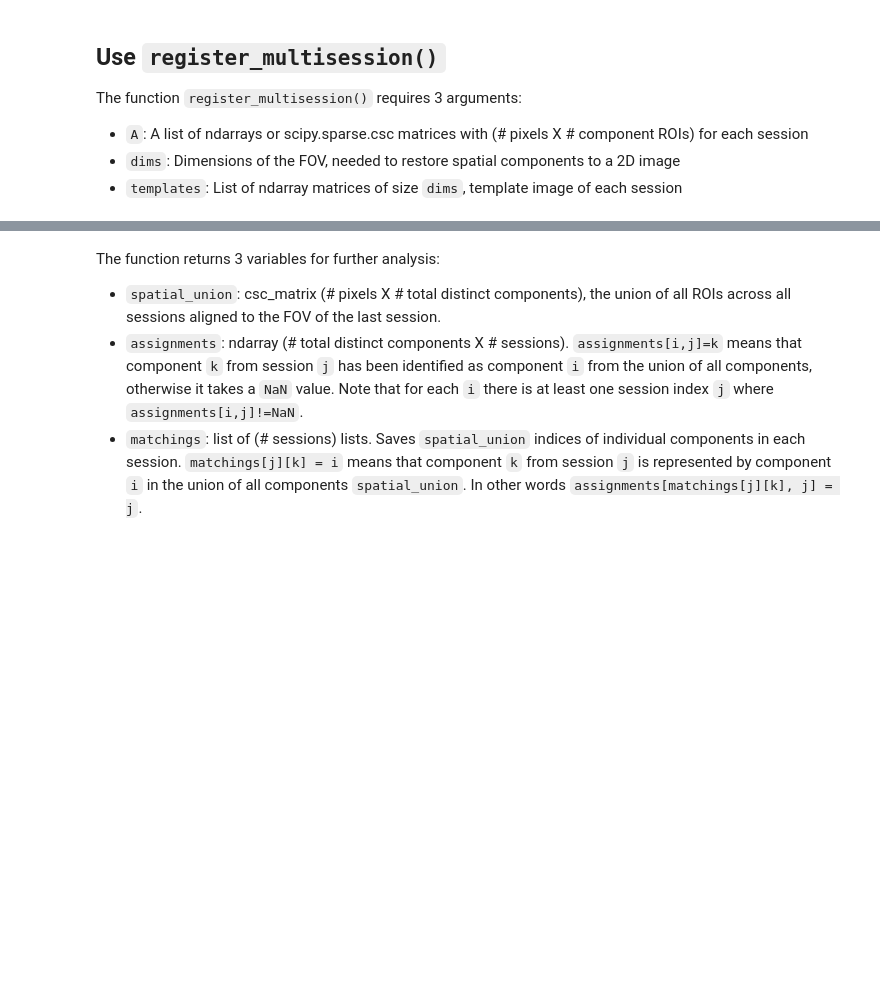
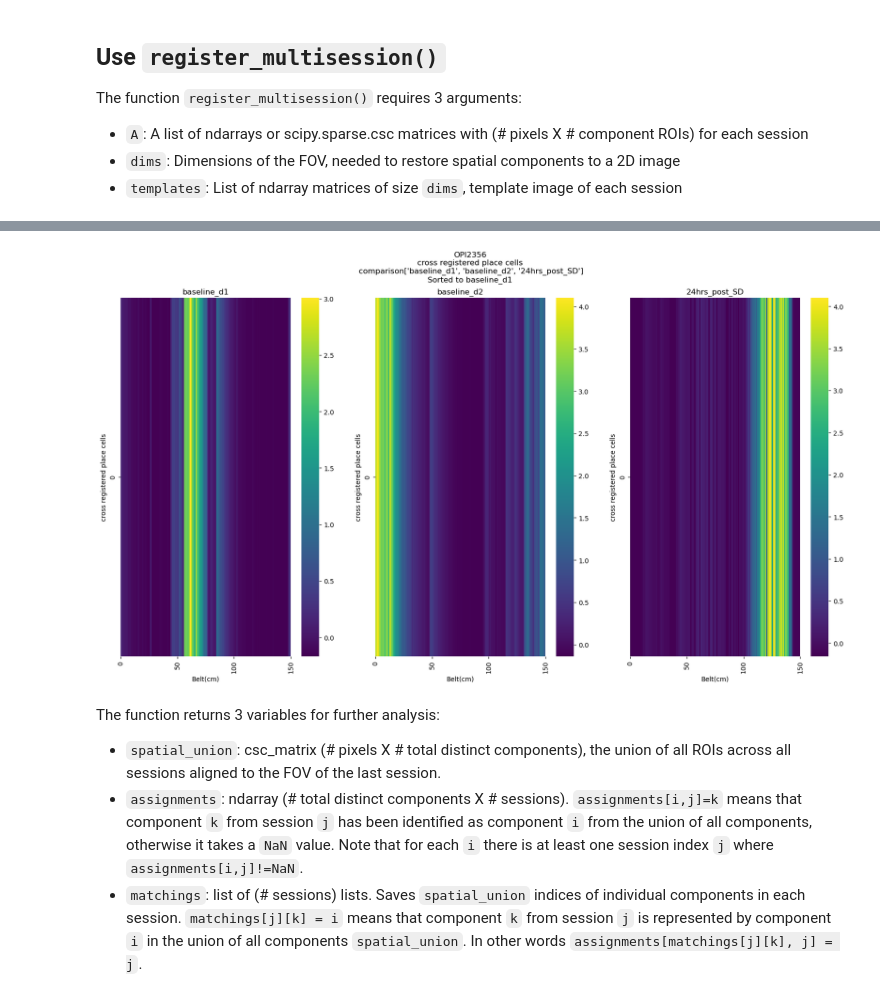
Before and after one commit to ttamiolakis/2p-place-coding, a Jupyter notebook: notebooks/demo_multisession_registration.ipynb, the cells around one changed output, grey strips where cells are left out. Saved outputs shown, nothing was run; the diff lists cells and outputs as text; code cells hidden in the pictures; blank space fills up the shorter version.

```diff
--- a/notebooks/demo_multisession_registration.ipynb
+++ b/notebooks/demo_multisession_registration.ipynb
@@ -320,3 +217,30 @@ cr_pc=np.where
+# %%
+#plotting the place cell diagram but having the cells transposed to the original one
+
+fig,ax=plt.subplots(1,len(sessions),figsize=(20,10))
+fig.suptitle(f'{animal}\ncross registered place cells\n comparison{sessions}\nSorted to {sessions[0]}')
+
+custom_ticks = [0, 50, 100, 150]  # Specify the positions where you want the ticks
+custom_labels = ['0', '50', '100', '150']
+
+# find the original transpose
+place_cell_activity=fr_rate_maps_to_compare[sessions[0]].reset_index(drop=True)
+place_cell_indexes_max=np.argmax(place_cell_activity,axis=1) #finding the place of the max activity of every cell
+place_cell_indexed_filtered=place_cell_activity.apply(np.argmax, axis=1).sort_values().index
+transpose=place_cell_indexed_filtered
+
+for i,session in enumerate(sessions):
+    place_cell_activity=fr_rate_maps_to_compare[session].reset_index(drop=True)
+    place_cell_activity=place_cell_activity.reindex(index=transpose) #reindexing the place cell panda frame according to the max activitz and the position in the belt
+
+    sns.heatmap(place_cell_activity,ax=ax[i],cmap='viridis')#,vmax=4)
+    ax[i].set_ylabel('cross registered place cells')
+    ax[i].set_xlabel('Belt(cm)')
+    ax[i].set_title(session)
+    ax[i].set_xticks(custom_ticks)
+    ax[i].set_xticklabels(custom_labels)
+# %% [output]
+[figure, added]
 # %% [markdown]
 The function returns 3 variables for further analysis:
 - `spatial_union`: csc_matrix (# pixels X # total distinct components), the union of all ROIs across all sessions aligned to the FOV of the last session.
```
Also changed, not shown: parts of 33 cells of this notebook.
